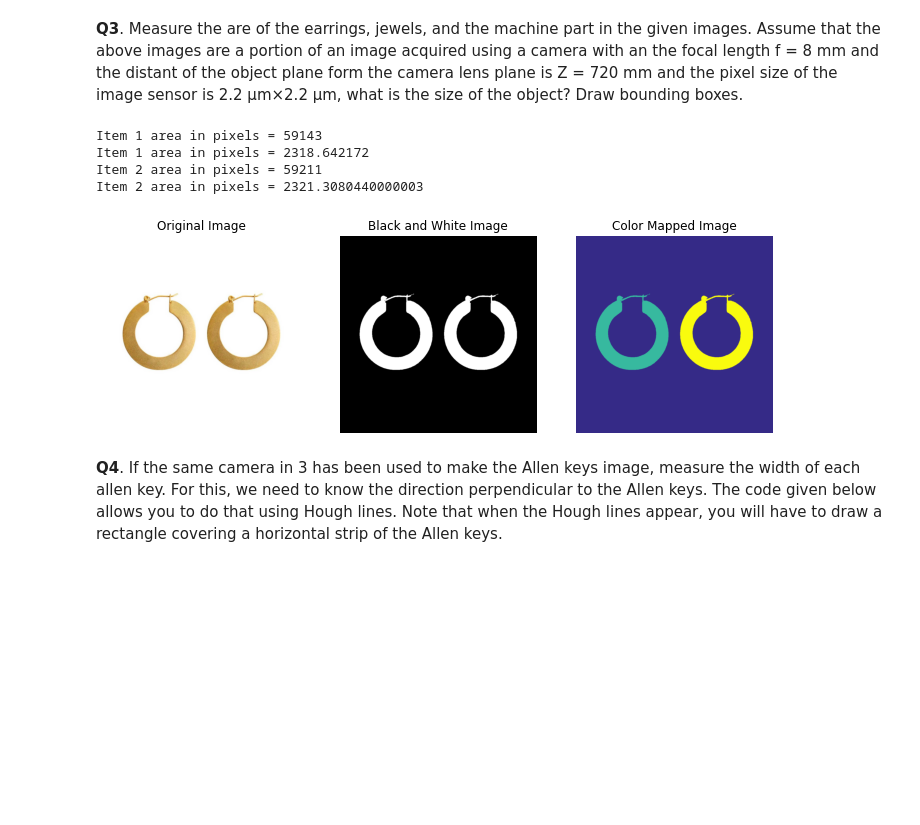
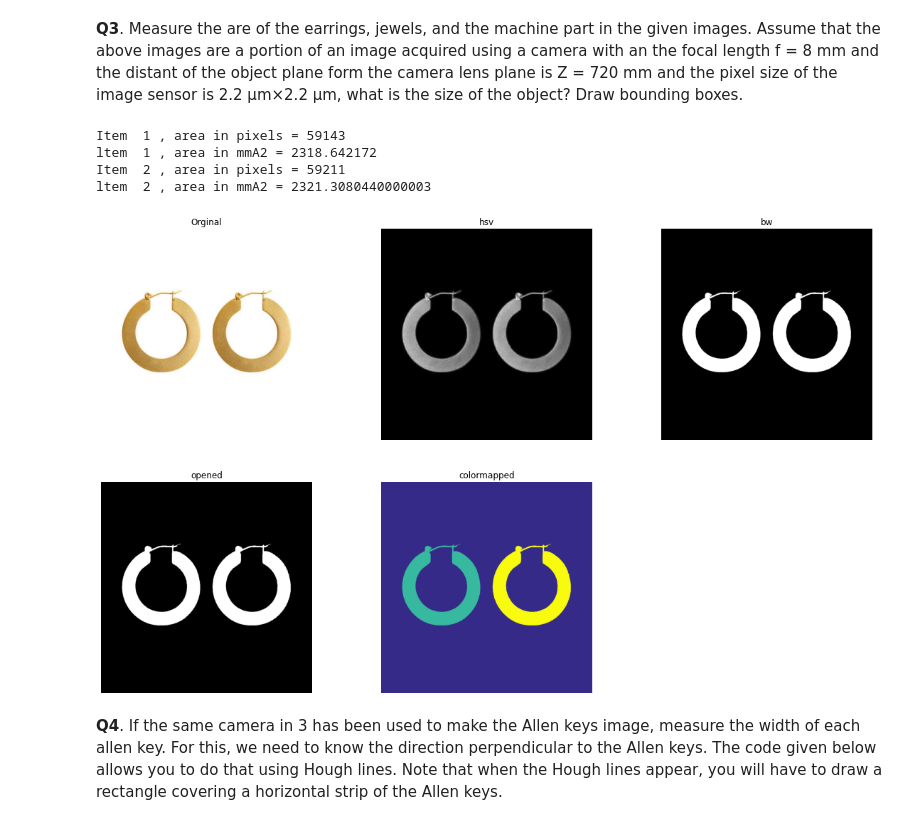
Before and after one commit to YohanAbeysinghe/EN2550-Fundementals-of-Image-Processing-and-Computer-Vision, a Jupyter notebook: 7. L7-3-23 - Exercise 7/exercise7.ipynb, the cells around one changed output. Drawn from its saved outputs; the diff is of its cells as text; code cells hidden in the pictures; blank space fills up the shorter version.

```diff
--- a/7. L7-3-23 - Exercise 7/exercise7.ipynb
+++ b/7. L7-3-23 - Exercise 7/exercise7.ipynb
@@ -73,51 +75,51 @@ with an the focal length f = 8 mm and the distant of the object plane form the c
 lens plane is Z = 720 mm and the pixel size of the image sensor is 2.2 μm×2.2 μm,
 what is the size of the object? Draw bounding boxes.
 # %%
-im=cv.imread('earrings.jpg',cv.IMREAD_COLOR)
+im = cv.imread(r'earrings.jpg', cv. IMREAD_COLOR)
 assert im is not None
+hsv = cv.cvtColor(im, cv.COLOR_BGR2HSV)
+th, bw = cv.threshold(hsv[:,:, 1], 0, 255, cv.THRESH_BINARY + cv.THRESH_OTSU)
+# Remove dots in the object foregound using closing
+w = 5
+kernel = np.ones((w,w), np.uint8)
+opened = cv.morphologyEx(bw, cv.MORPH_CLOSE, kernel)
 
-hsv = cv.cvtColor(im,cv.COLOR_BGR2HSV)
-th,bw = cv.threshold(hsv[:,:,1],0,255,cv.THRESH_BINARY+cv.THRESH_OTSU)
-
-# remove dots
-w=5
-kernel = np.ones((w,w),np.uint8)
-opened = cv.morphologyEx(bw,cv.MORPH_CLOSE,kernel)
-
-retval , labels,stats,centroids = cv.connectedComponentsWithStats(bw)
+retval, labels, stats, centroids = cv.connectedComponentsWithStats(bw)
 colormapped = cv.applyColorMap((labels/np.amax(labels)*255).astype('uint8'),cv.COLORMAP_PARULA)
 
-Z = 720
-f = 8
+Z = 720 # mm
+f = 8 # mm
+for i, s in enumerate(stats):
+    if i != 0:
+        print('Item ', i, ', area in pixels =', s[4])
+        print('ltem ', i, ', area in mmA2 =', s[4]*(2.2e-3)**2*(Z*Z)/(f*f))
 
-for i,s in enumerate(stats):
-    if i!=0:
-        print('Item',i,'area in pixels =',s[4])
-        print('Item',i,'area in pixels =',s[4]*(2.2e-3)**2*(Z*Z)/(f*f))
 
-fig,ax = plt.subplots(1,3,figsize=(12,12))
-f_ = cv.cvtColor(im,cv.COLOR_BGR2RGB)
-ax[0].axis('off')
-ax[0].imshow(f_)
-ax[0].set_title("Original Image")
+fig,ax=plt.subplots(2,3,figsize=(20,12))
+ax[0,0].imshow(cv.cvtColor(im,cv.COLOR_BGR2RGB))
+ax[0,0].set_title("Orginal")
 
-f_ = cv.cvtColor(bw,cv.COLOR_BGR2RGB)
-ax[1].axis('off')
-ax[1].imshow(f_)
-ax[1].set_title("Black and White Image")
+ax[0,1].imshow(cv.cvtColor(hsv[:, :, 1],cv.COLOR_BGR2RGB))
+ax[0,1].set_title("hsv")
 
-f_ = cv.cvtColor(colormapped,cv.COLOR_BGR2RGB)
-ax[2].axis('off')
-ax[2].imshow(f_)
-ax[2].set_title("Color Mapped Image")
+ax[0,2].imshow(cv.cvtColor(bw,cv.COLOR_BGR2RGB))
+ax[0,2].set_title("bw")
+
+ax[1,0].imshow(cv.cvtColor(opened,cv.COLOR_BGR2RGB))
+ax[1,0].set_title("opened")
+
+ax[1,1].imshow(cv.cvtColor(colormapped,cv.COLOR_BGR2RGB))
+ax[1,1].set_title("colormapped")
+
+[axi.set_axis_off() for axi in ax.ravel()]
 
 plt.show()
 # %% [output]
-Item 1 area in pixels = 59143
-Item 1 area in pixels = 2318.642172
-Item 2 area in pixels = 59211
-Item 2 area in pixels = 2321.3080440000003
+Item  1 , area in pixels = 59143
+ltem  1 , area in mmA2 = 2318.642172
+Item  2 , area in pixels = 59211
+ltem  2 , area in mmA2 = 2321.3080440000003
-[figure, old version]
+[figure, new version]
 # %% [markdown]
 **Q4**. If the same camera in 3 has been used to make the Allen keys image, measure the
 width of each allen key. For this, we need to know the direction perpendicular to the
```
Also changed, not shown: parts of 3 cells of this notebook.
